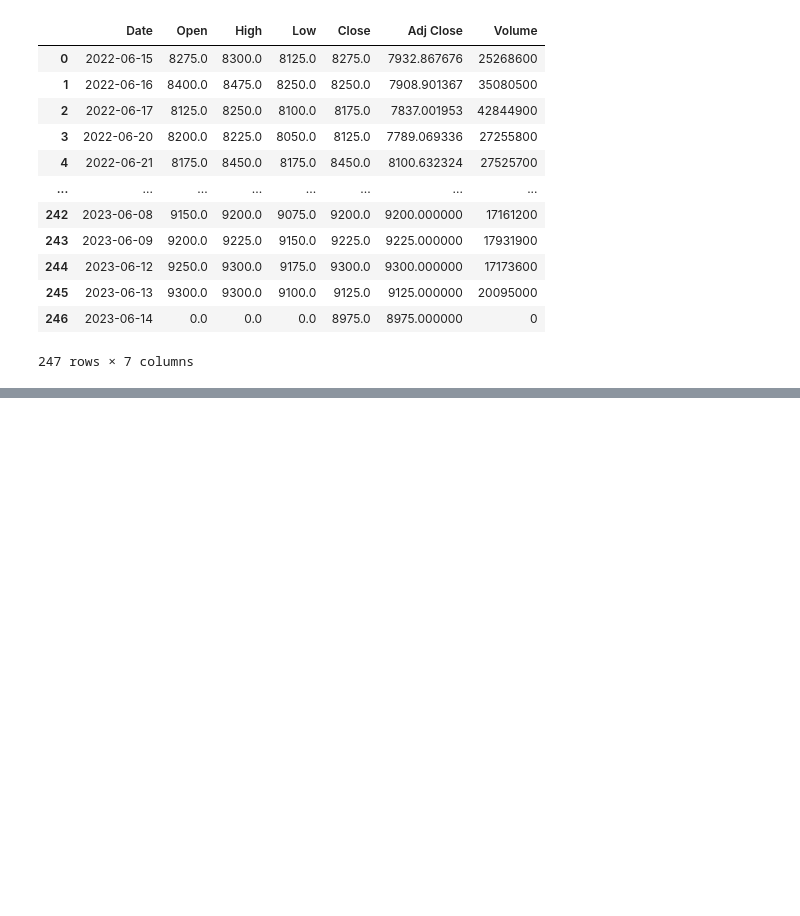
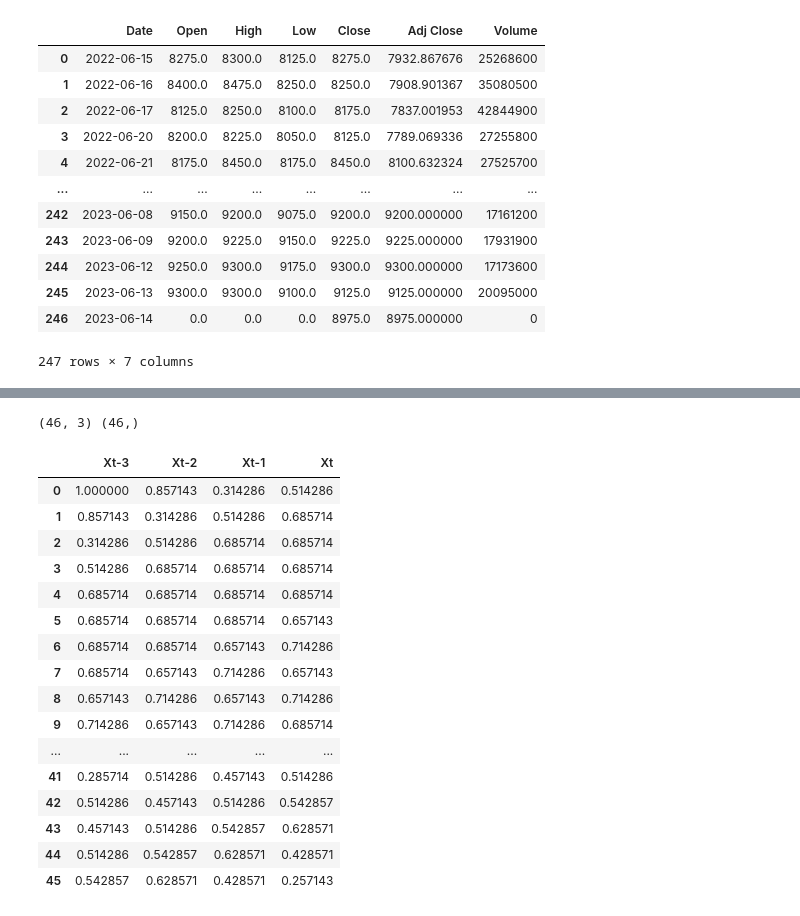
Before and after one commit to Purnomo-Ribut/UASPSD, a Jupyter notebook: prediksi fix.ipynb, the cells around one changed output, grey strips where cells are left out. Saved outputs shown, nothing was run; the diff lists cells and outputs as text; code cells hidden in the pictures; blank space fills up the shorter version.

```diff
--- a/prediksi fix.ipynb
+++ b/prediksi fix.ipynb
@@ -383,0 +45,3 @@ MAPE Multilayer Perceptron: 2.436196474094608e+23
+# %%
+temp=databersih["Close"]
+temp
@@ -383,0 +74,6 @@ MAPE Multilayer Perceptron: 2.436196474094608e+23
+# %%
+n = len(temp)
+sizeTrain = (round(n*0.8))
+data_train = pd.DataFrame(temp[:sizeTrain])
+data_test = pd.DataFrame(temp[sizeTrain:])
+data_train
@@ -383,0 +94,5 @@ MAPE Multilayer Perceptron: 2.436196474094608e+23
+# %%
+scaler = MinMaxScaler()
+scaled = scaler.fit_transform(data_train)
+scaled_train = pd.DataFrame(scaled)
+scaled_train
@@ -383,0 +113,4 @@ MAPE Multilayer Perceptron: 2.436196474094608e+23
+# %%
+scaled = scaler.fit_transform(data_test)
+scaled_test = pd.DataFrame(scaled)
+scaled_test
@@ -383,0 +192,28 @@ MAPE Multilayer Perceptron: 2.436196474094608e+23
+# %%
+# transform to a supervised learning problem
+X, y = split_sequence(scaled_test[0], 3)
+print(X.shape, y.shape)
+dfX = pd.DataFrame(X, columns=["Xt-3","Xt-2", "Xt-1"])
+dfy = pd.DataFrame(y, columns=["Xt"])
+
+df_test = pd.concat((dfX, dfy), axis = 1)
+df_test
+# %% [output]
+(46, 3) (46,)
+|  | Xt-3 | Xt-2 | Xt-1 | Xt |
+| 0 | 1.000000 | 0.857143 | 0.314286 | 0.514286 |
+| 1 | 0.857143 | 0.314286 | 0.514286 | 0.685714 |
+| 2 | 0.314286 | 0.514286 | 0.685714 | 0.685714 |
+| 3 | 0.514286 | 0.685714 | 0.685714 | 0.685714 |
+| 4 | 0.685714 | 0.685714 | 0.685714 | 0.685714 |
+| 5 | 0.685714 | 0.685714 | 0.685714 | 0.657143 |
+| 6 | 0.685714 | 0.685714 | 0.657143 | 0.714286 |
+| 7 | 0.685714 | 0.657143 | 0.714286 | 0.657143 |
+| 8 | 0.657143 | 0.714286 | 0.657143 | 0.714286 |
+| 9 | 0.714286 | 0.657143 | 0.714286 | 0.685714 |
+| ... | ... | ... | ... | ... |
+| 41 | 0.285714 | 0.514286 | 0.457143 | 0.514286 |
+| 42 | 0.514286 | 0.457143 | 0.514286 | 0.542857 |
+| 43 | 0.457143 | 0.514286 | 0.542857 | 0.628571 |
+| 44 | 0.514286 | 0.542857 | 0.628571 | 0.428571 |
+| 45 | 0.542857 | 0.628571 | 0.428571 | 0.257143 |
```
Also changed, not shown: parts of 43 cells of this notebook, 3 other files.
